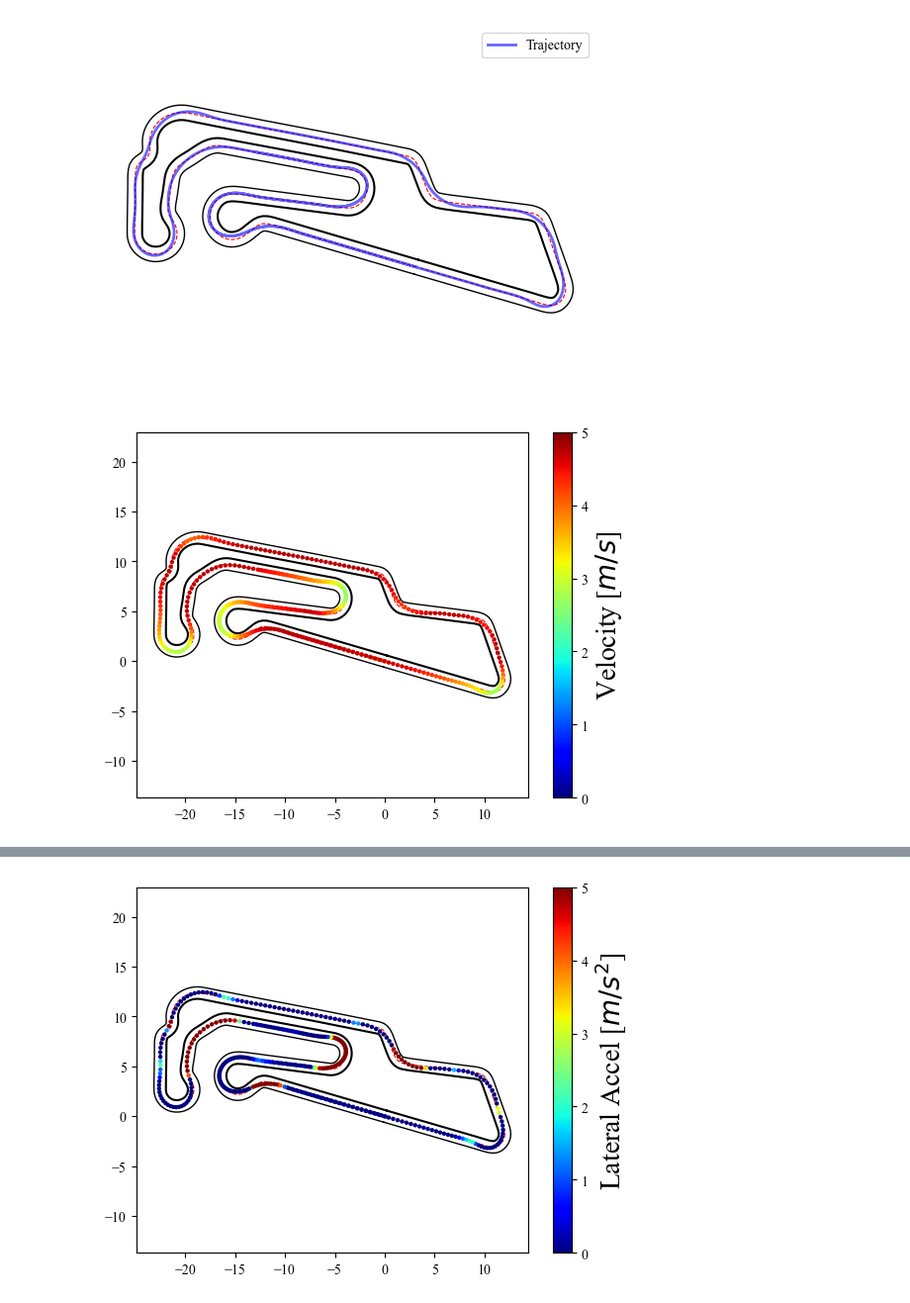
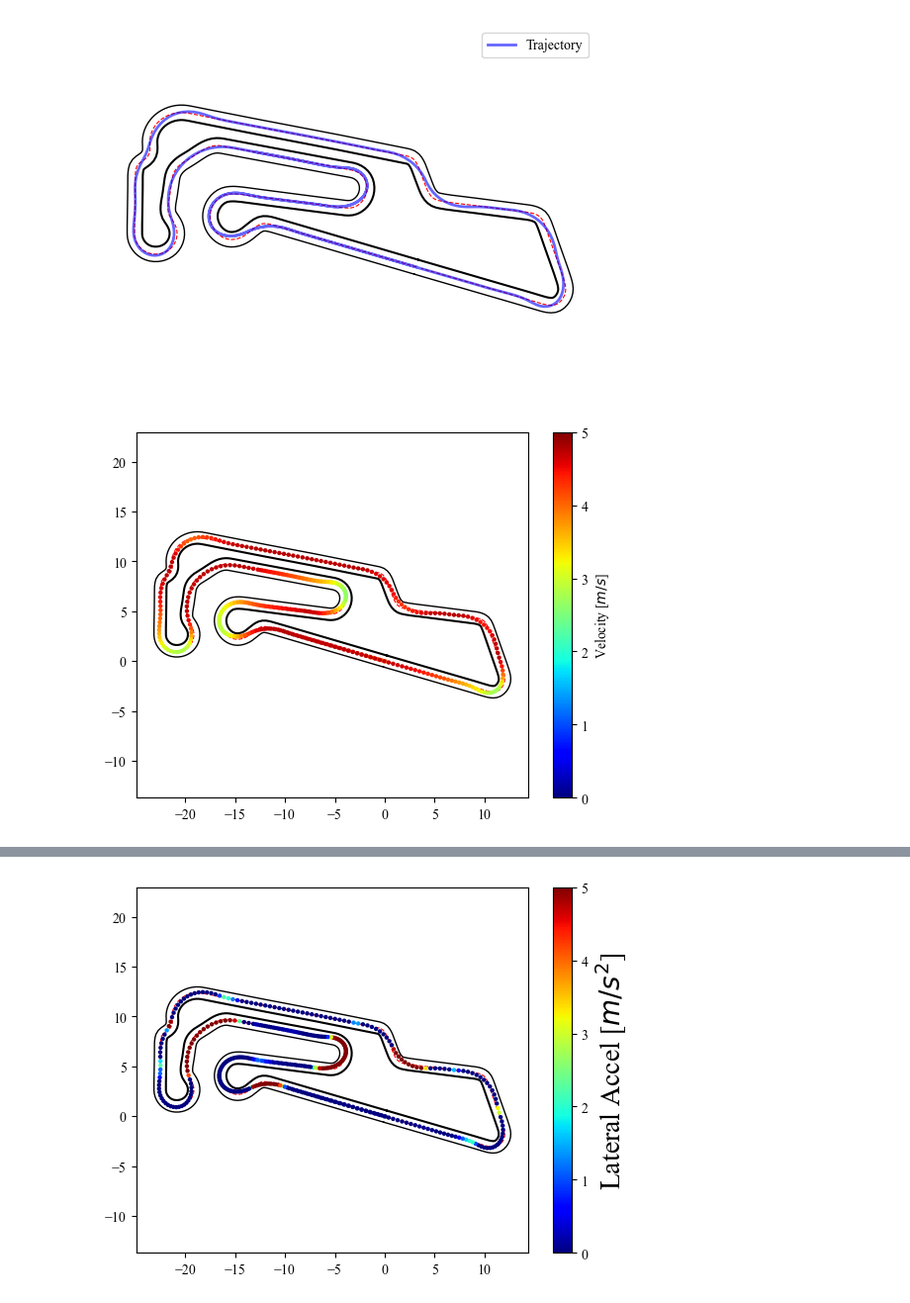
Before and after one commit to SafeRoboticsLab/PrincetonRaceCar_planning, a Jupyter notebook: scripts/planner/task1.ipynb, the cells around one changed output, grey strips where cells are left out. Shown at 99% size. Drawn from its saved outputs; the diff is of its cells as text; code cells hidden in the pictures.

```diff
--- a/scripts/planner/task1.ipynb
+++ b/scripts/planner/task1.ipynb
@@ -177,17 +173,17 @@ plt.show()
 # %%
 plt.figure()
 ref_path.plot_track(linewidth = 1)
 ref_path.plot_track_center(linewidth = 0.8, c='r')
 
 sc = plt.scatter(state_history[0, :-1], state_history[1,:-1], s = 10,
                 c=state_history[2,:-1], cmap=cm.jet,
                 vmin=0, vmax=5, edgecolor='none', marker='o')
 cbar = plt.colorbar(sc)
-cbar.set_label(r"Velocity [$m/s$]", size=20)
+cbar.set_label(r"Velocity [$m/s$]", size=10)
 plt.axis('equal')
 plt.show()
 # %% [output]
-[figure, old version]
+[figure, new version]
 # %%
 plt.figure()
 ref_path.plot_track(linewidth = 1)
```
Also changed, not shown: parts of 4 cells of this notebook, 3 other files.
